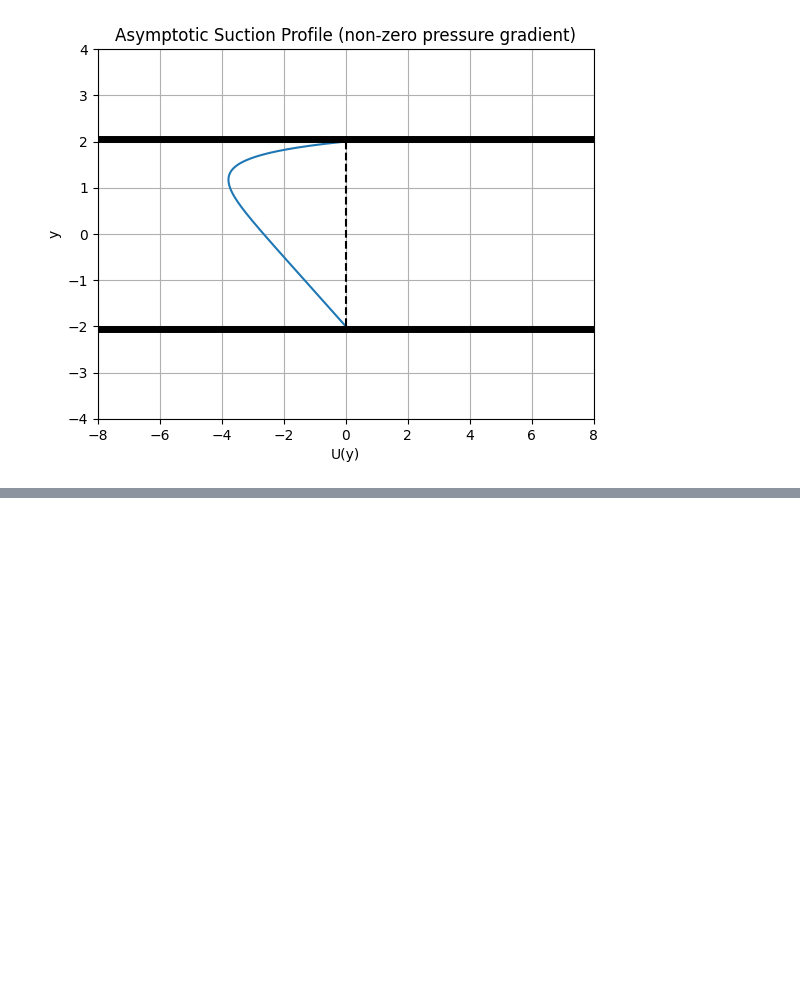
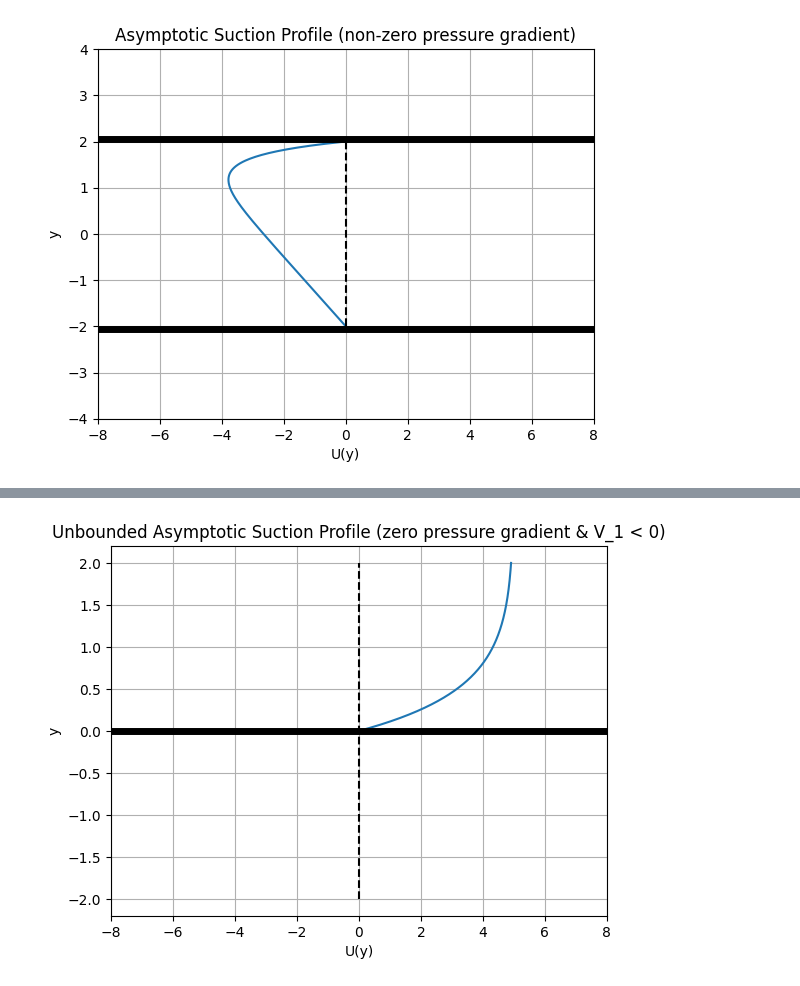
Before and after one commit to Alness5/Viscous-Fluid-Instability, a Jupyter notebook: channel_flows.ipynb, the cells around one changed output, grey strips where cells are left out. Cells and saved outputs as stored; diff of their text form; code cells hidden in the pictures; blank space fills up the shorter version.

```diff
--- a/channel_flows.ipynb
+++ b/channel_flows.ipynb
@@ -54,0 +63,25 @@ plot_function(
+# %%
+import numpy as np
+import matplotlib.pyplot as plt
+
+def plot_unbounded_function(func, y_range, title):
+    y = np.linspace(y_range[0], y_range[1], 400)
+    x = func(y)
+    plt.plot(x, y)
+    plt.plot([-8, 8], [0, 0], linewidth=5, color='black')
+    plt.plot([0, 0], [-2, 2], 'k--')
+    plt.xlim(-8, 8)
+    plt.xlabel('U(y)')
+    plt.ylabel('y')
+    plt.title(title)
+    plt.grid(True)
+    plt.show()
+# %%
+U_inf = 5
+plot_unbounded_function(
+    lambda y: U_inf * (1 - np.exp(V_1 * y / nu)),
+    (0, 2),
+    title='Unbounded Asymptotic Suction Profile (zero pressure gradient & V_1 < 0)'
+)
+# %% [output]
+[figure, added]
```
Also changed, not shown: parts of 2 cells of this notebook.
